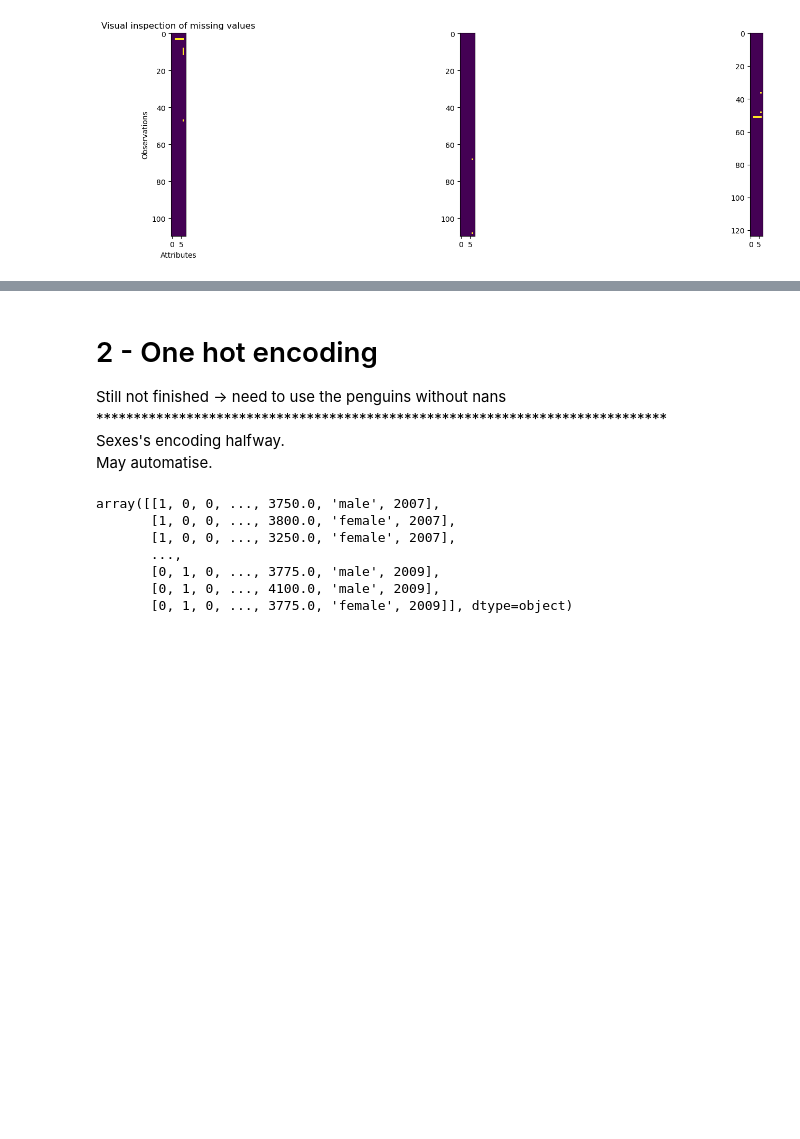
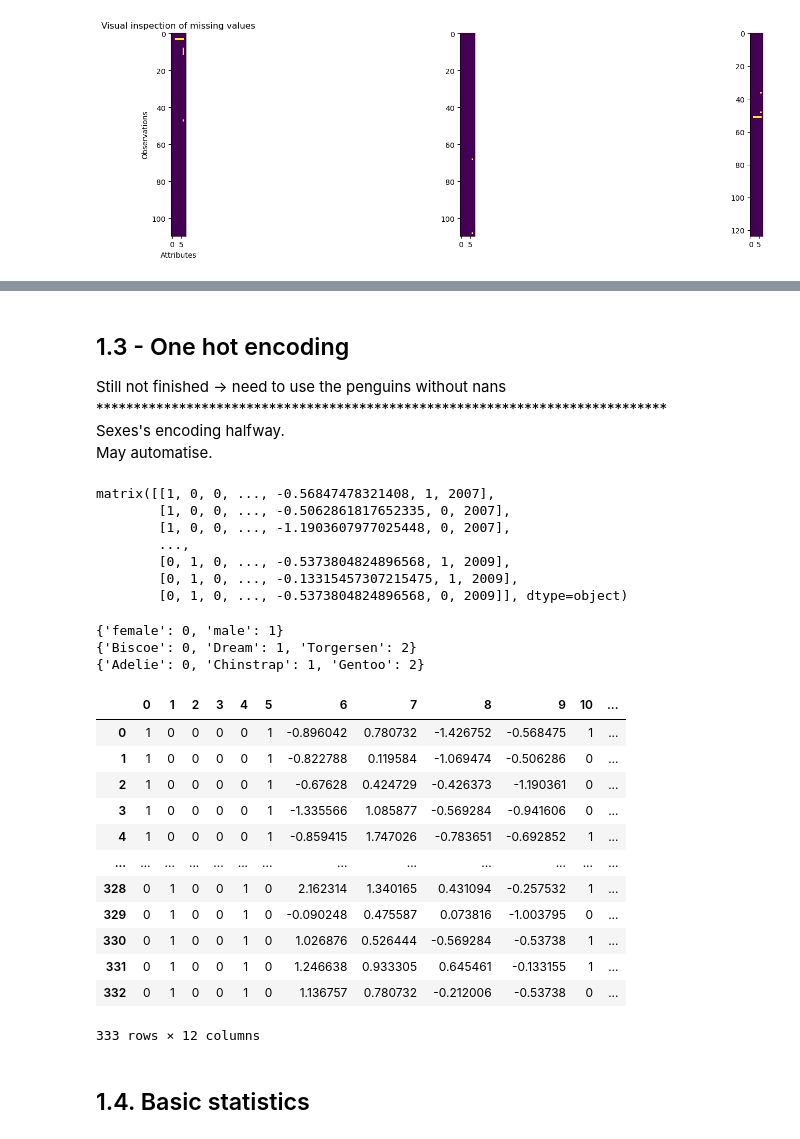
Before and after one commit to Brizzum/ML-reports, a Jupyter notebook: R1.ipynb, the cells around one changed output, grey strips where cells are left out. Drawn from its saved outputs; the diff is of its cells as text; code cells hidden in the pictures; blank space fills up the shorter version.

```diff
--- a/R1.ipynb
+++ b/R1.ipynb
@@ -62,7 +42,6 @@ print(penguins.shape)
 
 print(obs_drop_missing.to_string())
 
-
 # Another approach is to first investigate where the missing values are.
 # A quick way to do this is to visually look at the missing_idx:
 plt.subplots(1,3,figsize=(20,5))
@@ -76,6 +55,8 @@ plt.subplot(1,3,3)
 plt.imshow(missing_idx.iloc[220:,:])
 
 plt.show()
+
+penguins=obs_drop_missing # update penguins with no missing values
 # %% [output]
 (333, 8)
 (344, 8)
@@ -97,0 +81,11 @@ plt.show()
+# %%
+#print(penguins.describe()) # 4 continuous variables
+# Standarize the data
+X = np.matrix(penguins.iloc[:,2:6].values, dtype=float)
+
+X = (X - X.mean(axis=0)) / X.std(axis=0)
+penguins.iloc[:,2:6]=X
+display(penguins.describe())
+# Check that it worked -> mean approximately zero, std approximately 1
+X[:,2:6].mean(axis=0)
+X[:,2:6].std(axis=0)
@@ -98,5 +103,5 @@ plt.show()
 # %% [markdown]
-# 2 - One hot encoding
+## 1.3 - One hot encoding
 Still not finished -> need to use the penguins without nans **************************************************************************** \
 Sexes's encoding halfway.\
 May automatise.
@@ -127,28 +132,45 @@ Kis=len(islandNames)
 island_encoding = np.zeros((islands.size, Kis),dtype=int)
 island_encoding[np.arange(islands.size), island_num] = 1
 
-X=np.concatenate((X[:,:Ksp],island_encoding,X[:,Ksp:]),axis=1)  # for interpretations, see islandDict
+X=np.concatenate((X[:,:Ksp],island_encoding,X[:,Ksp+1:]),axis=1)  # for interpretations, see islandDict
 
-# Of sex
-""" sexes=np.asarray(penguins['sex'])
+# Of sex --> don't need 2 variables, since let's do: 0-female, 1-male
+sexes=np.asarray(penguins['sex'])
 sexNames=np.unique(sexes)
 sexDict = dict(zip(sexNames,range(len(sexNames))))
-sex_num = np.array([sexDict[value] for value in sexes])
-  # Preallocate memory, then extract data to matrix X
-Ksex=len(sexNames)
-sex_encoding = np.zeros((sexes.size, Kis),dtype=int)
-sex_encoding[np.arange(sexes.size), sex_num] = 1
-
-X=np.concatenate((X[:,:Ksp+Kis],sex_encoding,X[:,Ksp+Kis:]),axis=1)  # for interpretations, see islandDict
+sex_num = np.matrix([sexDict[value] for value in sexes]) # attribute species for each penguin
+X=np.concatenate((X[:,:-2], sex_num.T,np.matrix(X[:,-1]).T),axis=1)  # for interpretations, see sexDict X[:,-1]
 X
-
- """
-X
 # %% [output]
-array([[1, 0, 0, ..., 3750.0, 'male', 2007],
-       [1, 0, 0, ..., 3800.0, 'female', 2007],
-       [1, 0, 0, ..., 3250.0, 'female', 2007],
-       ...,
-       [0, 1, 0, ..., 3775.0, 'male', 2009],
-       [0, 1, 0, ..., 4100.0, 'male', 2009],
-       [0, 1, 0, ..., 3775.0, 'female', 2009]], dtype=object)
+matrix([[1, 0, 0, ..., -0.56847478321408, 1, 2007],
+        [1, 0, 0, ..., -0.5062861817652335, 0, 2007],
+        [1, 0, 0, ..., -1.1903607977025448, 0, 2007],
+        ...,
+        [0, 1, 0, ..., -0.5373804824896568, 1, 2009],
+        [0, 1, 0, ..., -0.13315457307215475, 1, 2009],
+        [0, 1, 0, ..., -0.5373804824896568, 0, 2009]], dtype=object)
+# %%
+print(sexDict)
+print(islandDict)
+print(speciesDict)
+penguins = pd.DataFrame(X)
+penguins
+# %% [output]
+{'female': 0, 'male': 1}
+{'Biscoe': 0, 'Dream': 1, 'Torgersen': 2}
+{'Adelie': 0, 'Chinstrap': 1, 'Gentoo': 2}
+|  | 0 | 1 | 2 | 3 | 4 | 5 | 6 | 7 | 8 | 9 | 10 | ... |
+| 0 | 1 | 0 | 0 | 0 | 0 | 1 | -0.896042 | 0.780732 | -1.426752 | -0.568475 | 1 | ... |
+| 1 | 1 | 0 | 0 | 0 | 0 | 1 | -0.822788 | 0.119584 | -1.069474 | -0.506286 | 0 | ... |
+| 2 | 1 | 0 | 0 | 0 | 0 | 1 | -0.67628 | 0.424729 | -0.426373 | -1.190361 | 0 | ... |
+| 3 | 1 | 0 | 0 | 0 | 0 | 1 | -1.335566 | 1.085877 | -0.569284 | -0.941606 | 0 | ... |
+| 4 | 1 | 0 | 0 | 0 | 0 | 1 | -0.859415 | 1.747026 | -0.783651 | -0.692852 | 1 | ... |
+| ... | ... | ... | ... | ... | ... | ... | ... | ... | ... | ... | ... | ... |
+| 328 | 0 | 1 | 0 | 0 | 1 | 0 | 2.162314 | 1.340165 | 0.431094 | -0.257532 | 1 | ... |
+| 329 | 0 | 1 | 0 | 0 | 1 | 0 | -0.090248 | 0.475587 | 0.073816 | -1.003795 | 0 | ... |
+| 330 | 0 | 1 | 0 | 0 | 1 | 0 | 1.026876 | 0.526444 | -0.569284 | -0.53738 | 1 | ... |
+| 331 | 0 | 1 | 0 | 0 | 1 | 0 | 1.246638 | 0.933305 | 0.645461 | -0.133155 | 1 | ... |
+| 332 | 0 | 1 | 0 | 0 | 1 | 0 | 1.136757 | 0.780732 | -0.212006 | -0.53738 | 0 | ... |
+333 rows × 12 columns
+# %% [markdown]
+## 1.4. Basic statistics
```
Also changed, not shown: parts of 6 cells of this notebook.
